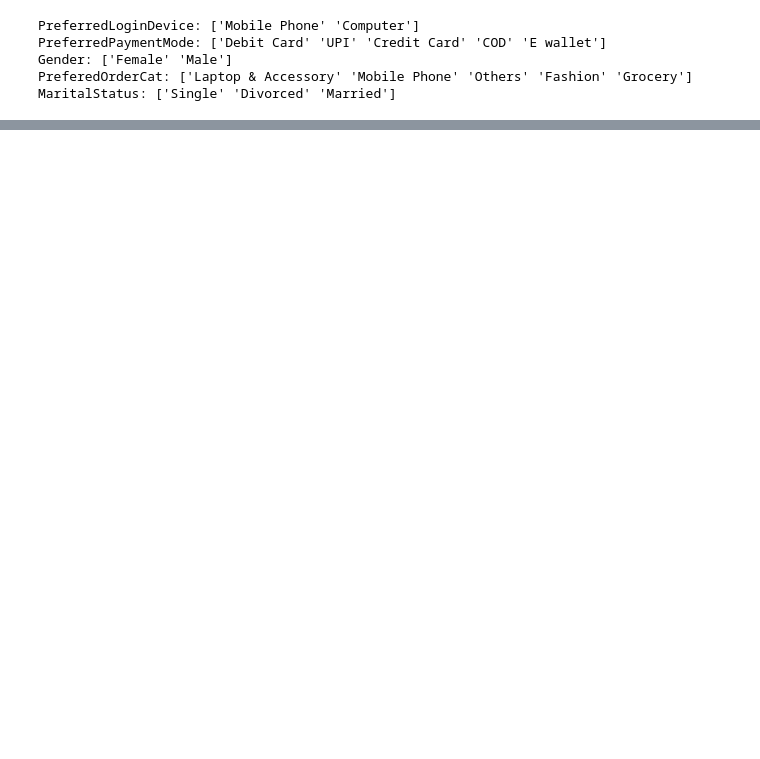
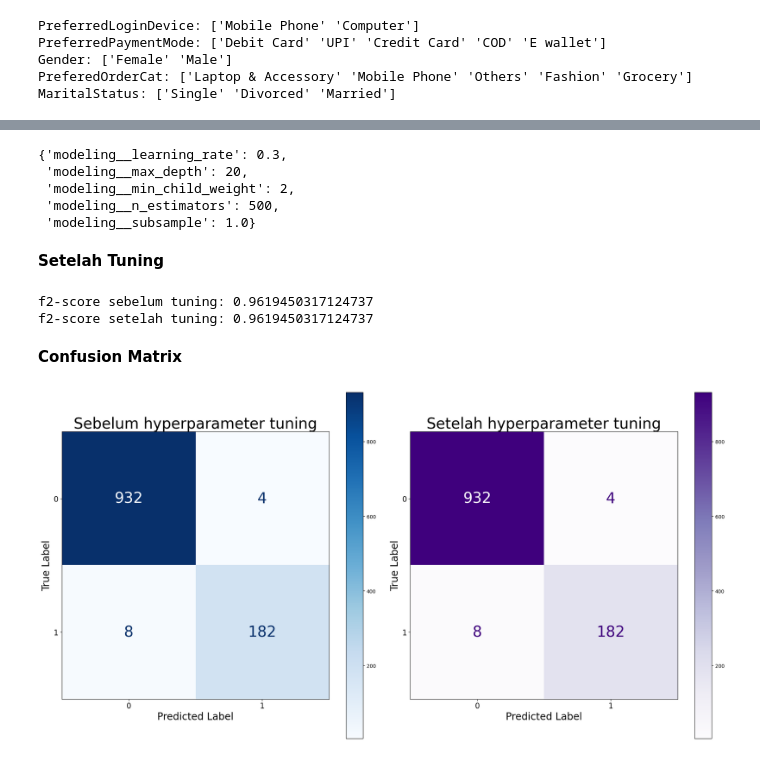
Before and after one commit to tasiamdln/E_Commerce_Churn_Analysis_ML, a Jupyter notebook: E_Commerce_Churn_Classification_and_Data_Analysis.ipynb, the cells around one changed output, grey strips where cells are left out. Drawn from its saved outputs; the diff is of its cells as text; code cells hidden in the pictures; blank space fills up the shorter version.

```diff
--- a/E_Commerce_Churn_Classification_and_Data_Analysis.ipynb
+++ b/E_Commerce_Churn_Classification_and_Data_Analysis.ipynb
@@ -632,0 +878,2 @@ MaritalStatus: ['Single' 'Divorced' 'Married']
+# %%
+gridsearch.fit(x_train, y_train)
@@ -632,0 +899,54 @@ MaritalStatus: ['Single' 'Divorced' 'Married']
+# %%
+gridsearch.best_params_
+# %% [output]
+{'modeling__learning_rate': 0.3,
+ 'modeling__max_depth': 20,
+ 'modeling__min_child_weight': 2,
+ 'modeling__n_estimators': 500,
+ 'modeling__subsample': 1.0}
+# %% [markdown]
+**Setelah Tuning**
+# %%
+# tuned model
+model_tuned = gridsearch.best_estimator_
+
+# fitting
+model_tuned.fit(x_train, y_train)
+
+# predicting
+y_predict_2 = model_tuned.predict(x_test)
+
+# metrics
+f2_tuned = fbeta_score(y_pred=y_predict_2, y_true=y_test, beta=2)
+print(f'f2-score sebelum tuning: {f2_pretuned}')
+print(f'f2-score setelah tuning: {f2_tuned}')
+# %% [output]
+f2-score sebelum tuning: 0.9619450317124737
+f2-score setelah tuning: 0.9619450317124737
+# %% [markdown]
+**Confusion Matrix**
+# %%
+# Subplot
+fig, axes = plt.subplots(1, 2, figsize=(20, 10))
+
+# Sebelum tuning
+disp1 = ConfusionMatrixDisplay(confusion_matrix=confusion_matrix(y_test, y_predict))
+disp1.plot(ax=axes[0], cmap='Blues', text_kw={'size': 30})
+axes[0].set_xlabel('Predicted Label', fontsize=20)
+axes[0].tick_params(axis='x', labelsize=15)
+axes[0].set_ylabel('True Label', fontsize=20)
+axes[0].tick_params(axis='y', labelsize=15)
+axes[0].set_title('Sebelum hyperparameter tuning', fontsize=30)
+
+# Setelah tuning
+disp2 = ConfusionMatrixDisplay(confusion_matrix=confusion_matrix(y_test, y_predict_2))
+disp2.plot(ax=axes[1], cmap='Purples', text_kw={'size': 30})
+axes[1].set_xlabel('Predicted Label', fontsize=20)
+axes[1].tick_params(axis='x', labelsize=15)
+axes[1].set_ylabel('True Label', fontsize=20)
+axes[1].tick_params(axis='y', labelsize=15)
+axes[1].set_title('Setelah hyperparameter tuning', fontsize=30)
+plt.tight_layout()
+plt.show()
+# %% [output]
+[figure, added]
```
Also changed, not shown: parts of 28 cells of this notebook.
